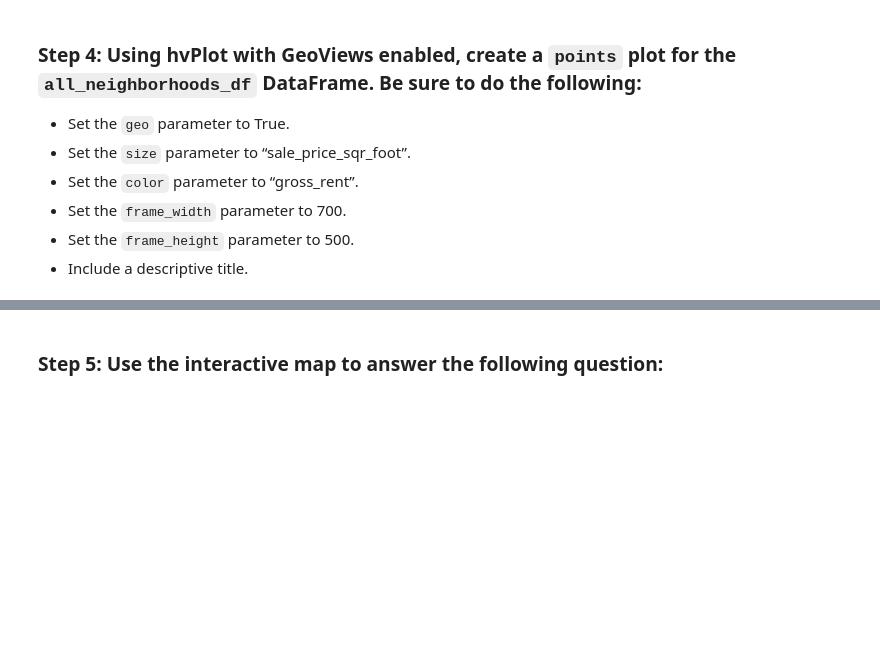
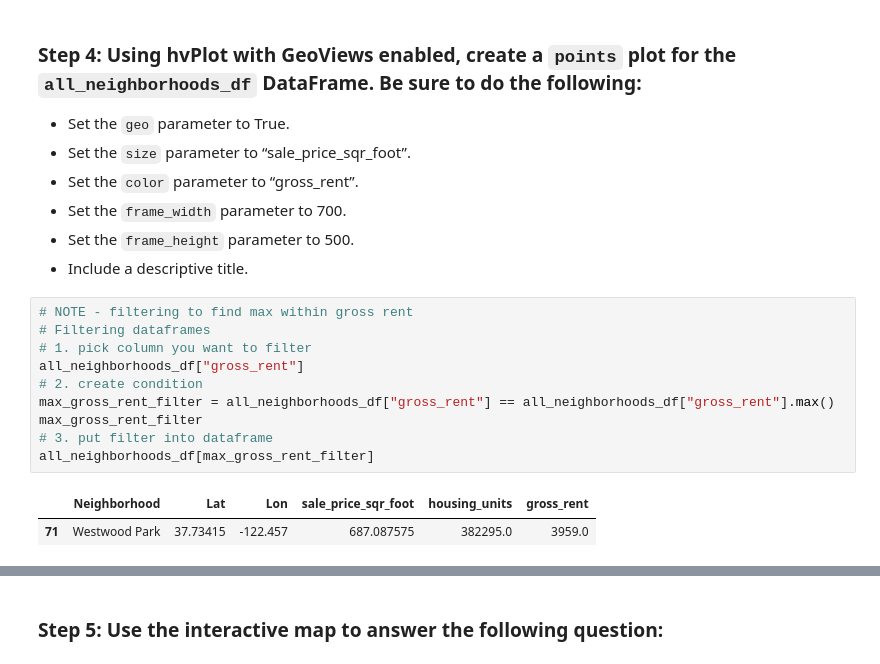
Before and after one commit to AnvithaChaluvadi/Housing-Analysis_Module6Challenge, a Jupyter notebook: Code/san_francisco_housing.ipynb, the cells around one changed output, grey strips where cells are left out. Cells and saved outputs as stored; diff of their text form; blank space fills up the shorter version.

```diff
--- a/Code/san_francisco_housing.ipynb
+++ b/Code/san_francisco_housing.ipynb
@@ -528,3 +536,16 @@ display(all_neighborhoods_df.tail())
 * Set the `frame_width` parameter to 700.
 * Set the `frame_height` parameter to 500.
 * Include a descriptive title.
+# %%
+# NOTE - filtering to find max within gross rent
+# Filtering dataframes
+# 1. pick column you want to filter
+all_neighborhoods_df["gross_rent"]
+# 2. create condition
+max_gross_rent_filter = all_neighborhoods_df["gross_rent"] == all_neighborhoods_df["gross_rent"].max()
+max_gross_rent_filter
+# 3. put filter into dataframe
+all_neighborhoods_df[max_gross_rent_filter]
+# %% [output]
+|  | Neighborhood | Lat | Lon | sale_price_sqr_foot | housing_units | gross_rent |
+| 71 | Westwood Park | 37.73415 | -122.457 | 687.087575 | 382295.0 | 3959.0 |
```
Also changed, not shown: parts of 9 cells of this notebook.
